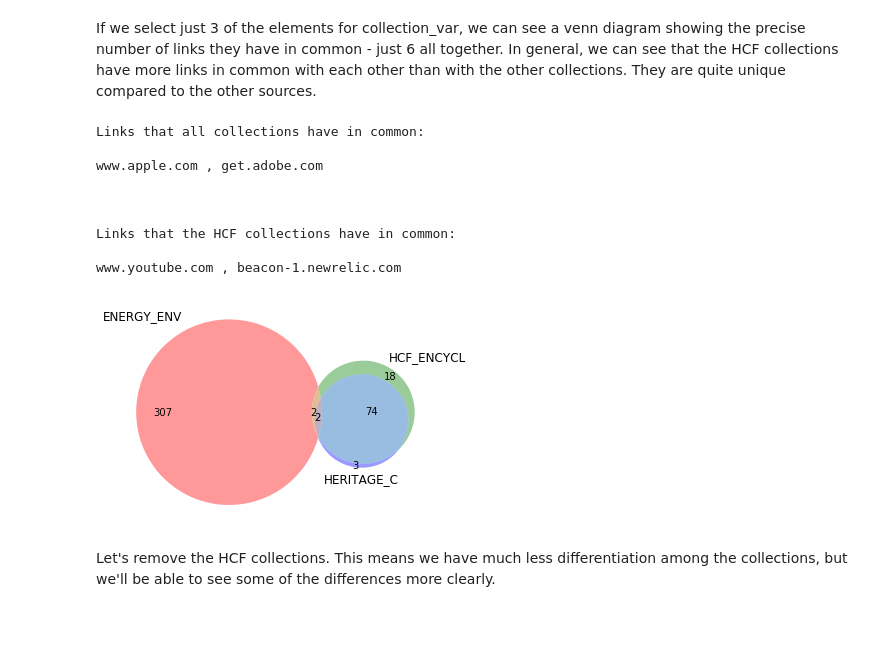
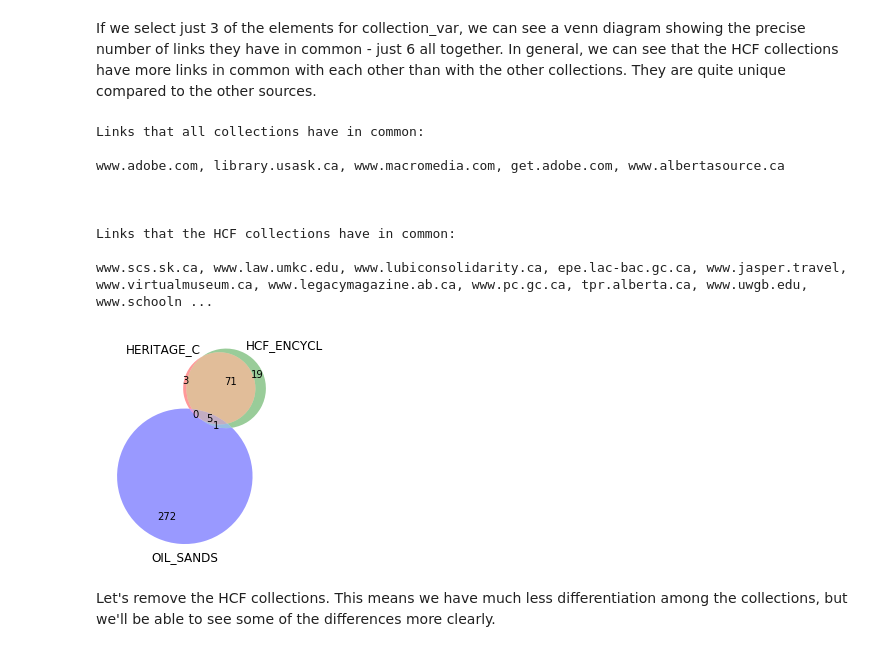
Before and after one commit to web-archive-group/WALK, a Jupyter notebook: Scripts/compare_collection/UA_Compare.ipynb, the cells around one changed output. Drawn from its saved outputs; the diff is of its cells as text; code cells hidden in the pictures; blank space fills up the shorter version.

```diff
--- a/Scripts/compare_collection/UA_Compare.ipynb
+++ b/Scripts/compare_collection/UA_Compare.ipynb
@@ -59,7 +59,8 @@ def processCollection (path):
     for filename in os.listdir(path):
         with open(path+filename, "r") as file:
             print (filename) #see the filenames available.
-            urls.append(list({(filename[0:10], line.translate(str.maketrans(')'," ")).split(",")[0][2:6], line.translate(str.maketrans(')'," ")).split(",")[1]) for line in file.readlines()}))
+            #print(urls[1])
+            urls.append(list({(filename[0:10], line.translate(str.maketrans(')'," ")).split(",")[0][2:6], line.translate(str.maketrans(')'," ")).split(",")[1].strip()) for line in file.readlines()}))
     return(urls)
 
 #newdict = defaultdict(dict)
@@ -71,11 +72,14 @@ PC = processCollection(path)
 #print (**collect)
 for collect in PC:
     for coll, date, url in collect:
-        newdict[date][coll].append(url)
+        if coll == 'DUMMY_SOCI' or coll == 'DUMMY_GOVE' or coll == 'DUMMY_MEDI' or coll == 'DUMMY_TECH' or coll == 'DUMMY_OVER' or coll == 'DUMMY_ORGA':
+            pass
+        else:
+            newdict[date][coll].append(url)
 
 for collect in PC:
     for coll, date, url in collect:
-        if coll == 'HCF_ENCYCL' or coll == 'HERITAGE_C':
+        if coll == 'HCF_ENCYCL' or coll == 'HERITAGE_C' or coll == 'DUMMY_SOCI' or coll == 'DUMMY_GOVE' or coll == 'DUMMY_MEDI' or coll == 'DUMMY_TECH' or coll == 'DUMMY_OVER' or coll == 'DUMMY_ORGA':
             pass
         else:
             newdict2[date][coll].append(url)
@@ -179,20 +180,20 @@ Compare(collection_var[-1])
 # %% [markdown]
 If we select just 3 of the elements for collection_var, we can see a venn diagram showing the precise number of links they have in common - just 6 all together. In general, we can see that the HCF collections have more links in common with each other than with the other collections. They are quite unique compared to the other sources.
 # %%
-compare1 = Compare(collection_var[-1], index=[3,8,12])
+compare1 = Compare(collection_var[-1], index=[19,18,12])
 print("Links that all collections have in common: \n\n" + ', '.join(compare1.V3_ABC))
 print("\n\n")
 print("Links that the HCF collections have in common: \n\n" + ', '.join(compare1.V3_AB))
 # %% [output]
 Links that all collections have in common:
 
-www.apple.com , get.adobe.com
+www.adobe.com, library.usask.ca, www.macromedia.com, get.adobe.com, www.albertasource.ca
 
 
 
 Links that the HCF collections have in common:
 
-www.youtube.com , beacon-1.newrelic.com
+www.scs.sk.ca, www.law.umkc.edu, www.lubiconsolidarity.ca, epe.lac-bac.gc.ca, www.jasper.travel, www.virtualmuseum.ca, www.legacymagazine.ab.ca, www.pc.gc.ca, tpr.alberta.ca, www.uwgb.edu, www.schooln ...
-[figure, old version]
+[figure, new version]
 # %% [markdown]
 Let's remove the HCF collections.  This means we have much less differentiation among the collections, but we'll be able to see some of the differences more clearly.
```
Also changed, not shown: parts of 10 cells of this notebook, 18 other files.
